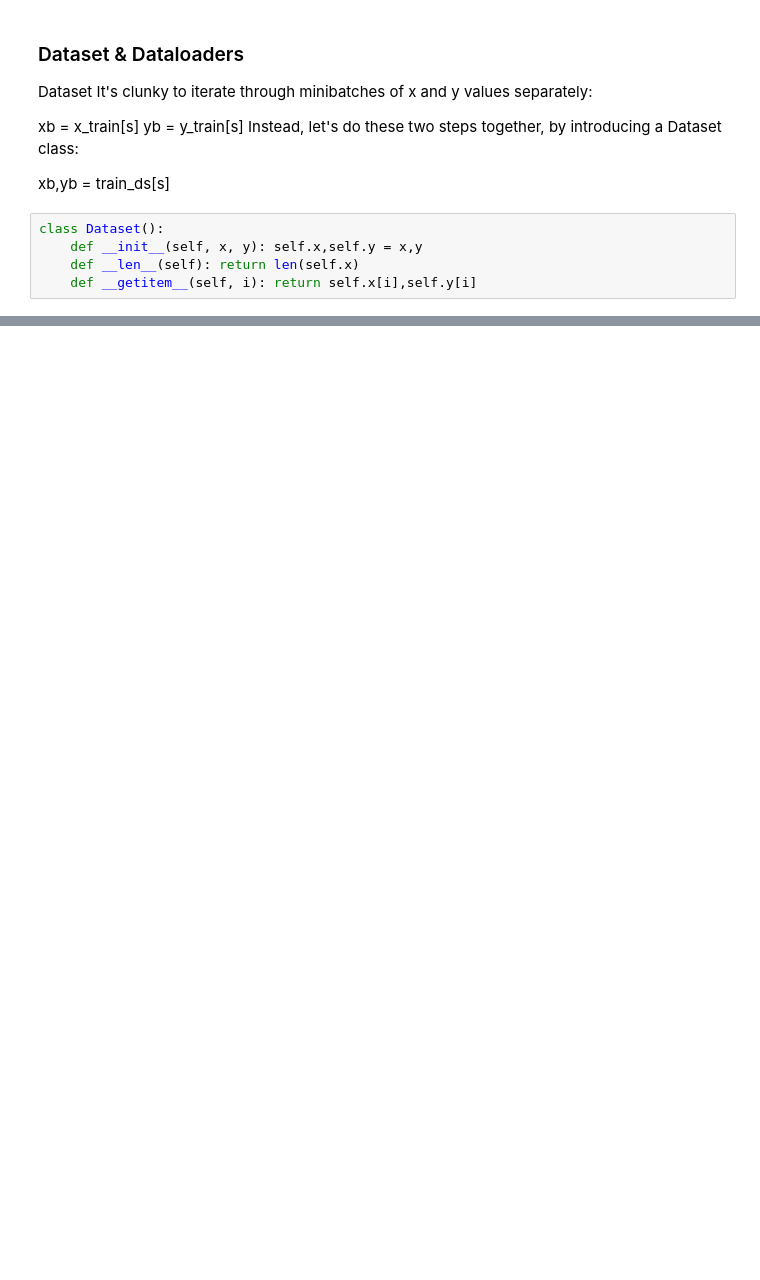
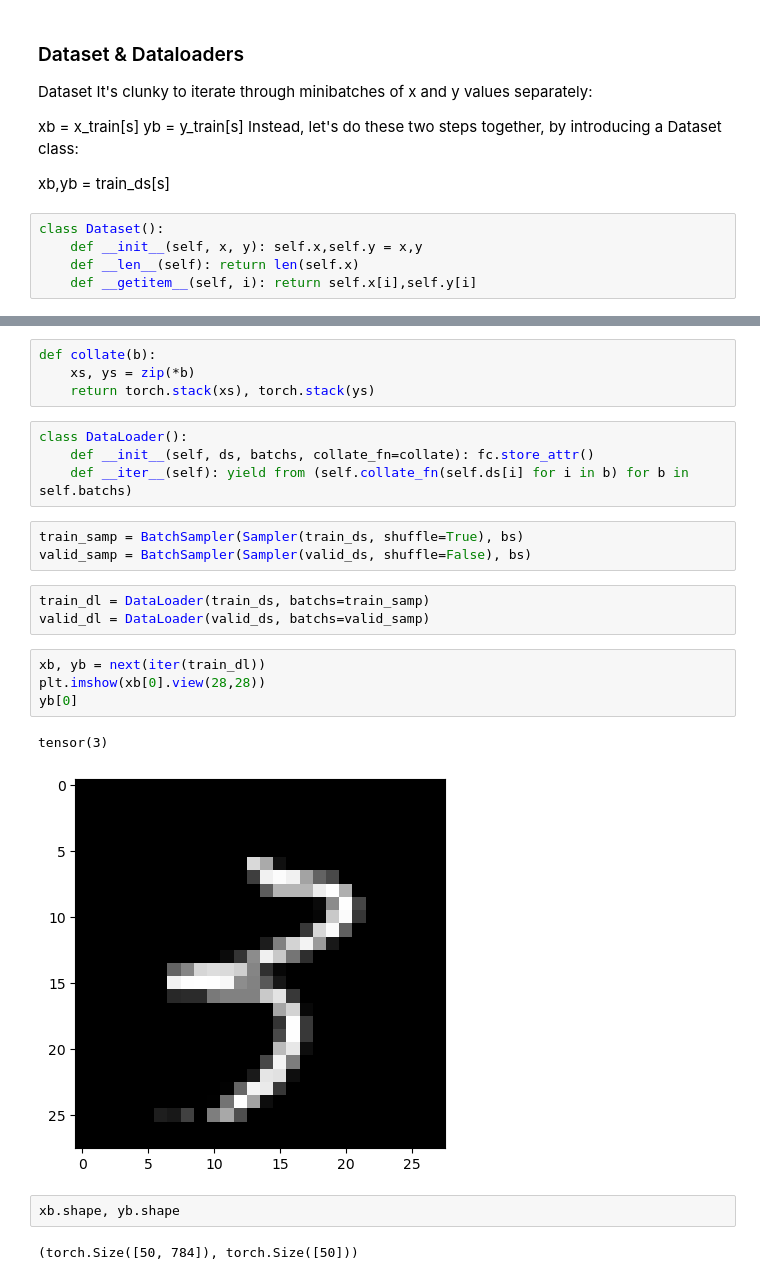
Before and after one commit to AgastyaPatel/FastAI-course, a Jupyter notebook: Course Part 2-StableDiffusion/04_minibatch_training.ipynb, the cells around one changed output, grey strips where cells are left out. Cells and saved outputs as stored; diff of their text form; blank space fills up the shorter version.

```diff
--- a/Course Part 2-StableDiffusion/04_minibatch_training.ipynb
+++ b/Course Part 2-StableDiffusion/04_minibatch_training.ipynb
@@ -387,0 +519,25 @@ class Dataset():
+# %%
+def collate(b):
+    xs, ys = zip(*b)
+    return torch.stack(xs), torch.stack(ys)
+# %%
+class DataLoader():
+    def __init__(self, ds, batchs, collate_fn=collate): fc.store_attr()
+    def __iter__(self): yield from (self.collate_fn(self.ds[i] for i in b) for b in self.batchs)
+# %%
+train_samp = BatchSampler(Sampler(train_ds, shuffle=True), bs)
+valid_samp = BatchSampler(Sampler(valid_ds, shuffle=False), bs)
+# %%
+train_dl = DataLoader(train_ds, batchs=train_samp)
+valid_dl = DataLoader(valid_ds, batchs=valid_samp)
+# %%
+xb, yb = next(iter(train_dl))
+plt.imshow(xb[0].view(28,28))
+yb[0]
+# %% [output]
+tensor(3)
+[figure, added]
+# %%
+xb.shape, yb.shape
+# %% [output]
+(torch.Size([50, 784]), torch.Size([50]))
```
Also changed, not shown: parts of 56 cells of this notebook, 3 other files.
